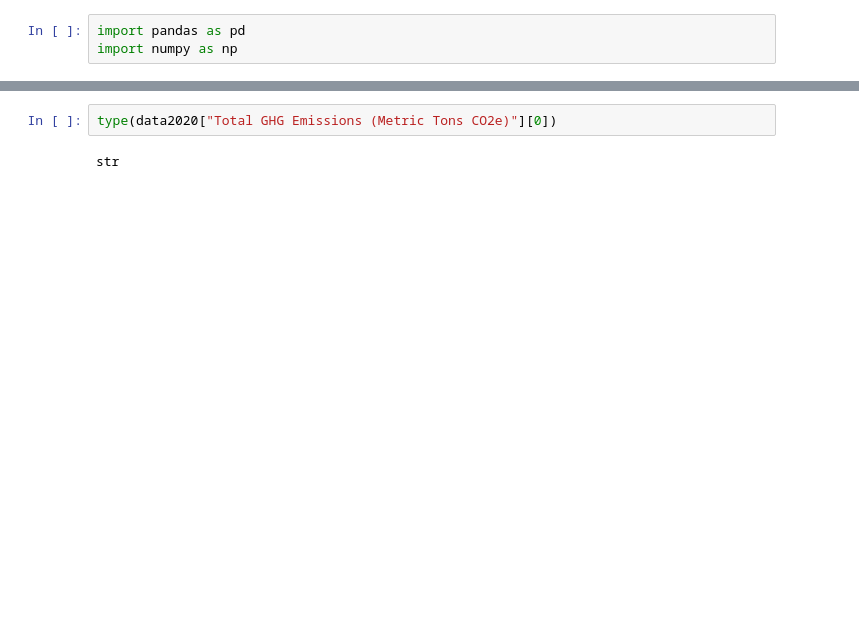
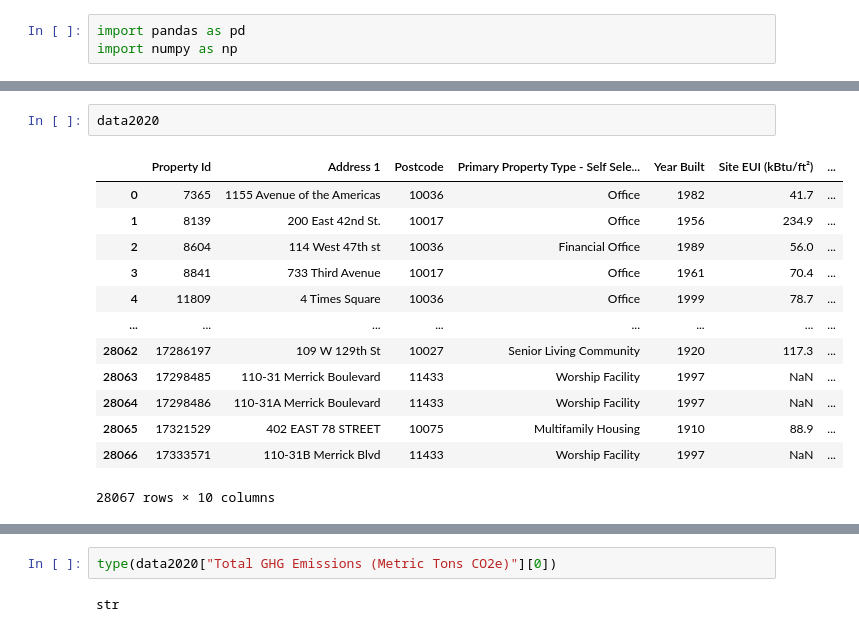
Before and after one commit to ckeo/Python_Project, a Jupyter notebook: EDA.ipynb, the cells around one changed output, grey strips where cells are left out. Cells and saved outputs as stored; diff of their text form; blank space fills up the shorter version.

```diff
--- a/EDA.ipynb
+++ b/EDA.ipynb
@@ -28 +43,17 @@ data2020 = pd.read_csv('LL84_2020.csv', usecols = col_of_interest, dtype = {"Add
+# %%
+data2020
+# %% [output]
+|  | Property Id | Address 1 | Postcode | Primary Property Type - Self Sele... | Year Built | Site EUI (kBtu/ft²) | ... |
+| 0 | 7365 | 1155 Avenue of the Americas | 10036 | Office | 1982 | 41.7 | ... |
+| 1 | 8139 | 200 East 42nd St. | 10017 | Office | 1956 | 234.9 | ... |
+| 2 | 8604 | 114 West 47th st | 10036 | Financial Office | 1989 | 56.0 | ... |
+| 3 | 8841 | 733 Third Avenue | 10017 | Office | 1961 | 70.4 | ... |
+| 4 | 11809 | 4 Times Square | 10036 | Office | 1999 | 78.7 | ... |
+| ... | ... | ... | ... | ... | ... | ... | ... |
+| 28062 | 17286197 | 109 W 129th St | 10027 | Senior Living Community | 1920 | 117.3 | ... |
+| 28063 | 17298485 | 110-31 Merrick Boulevard | 11433 | Worship Facility | 1997 | NaN | ... |
+| 28064 | 17298486 | 110-31A Merrick Boulevard | 11433 | Worship Facility | 1997 | NaN | ... |
+| 28065 | 17321529 | 402 EAST 78 STREET | 10075 | Multifamily Housing | 1910 | 88.9 | ... |
+| 28066 | 17333571 | 110-31B Merrick Blvd | 11433 | Worship Facility | 1997 | NaN | ... |
+28067 rows × 10 columns
 # %%
```
Also changed, not shown: parts of 7 cells of this notebook.
